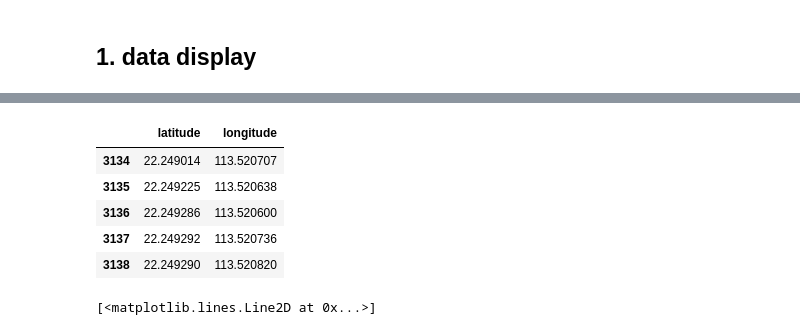
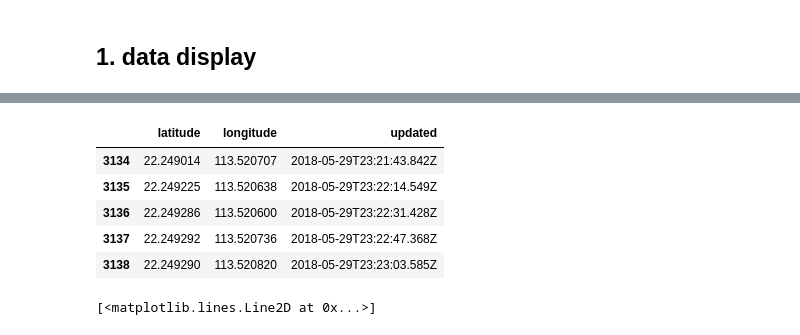
Before and after one commit to NeptuneZheng/shuttle_bus, a Jupyter notebook: script/real_script.ipynb, the cells around one changed output, grey strips where cells are left out. Cells and saved outputs as stored; diff of their text form; code cells hidden in the pictures.

```diff
--- a/script/real_script.ipynb
+++ b/script/real_script.ipynb
@@ -114,13 +111,13 @@ csv_record_bus1 = csv_record[(csv_record['bus']== 1.0)
 # %%
 csv_record_bus1 = csv_record_bus1.sort_values(by = 'updated',ascending = True)
 bus1_copy = csv_record_bus1.copy()
-location = bus1_copy.iloc[:,3:5]
+location = bus1_copy.iloc[:,3:6]
 
 location.head()
 # %% [output]
-|  | latitude | longitude |
-| 3134 | 22.249014 | 113.520707 |
-| 3135 | 22.249225 | 113.520638 |
-| 3136 | 22.249286 | 113.520600 |
-| 3137 | 22.249292 | 113.520736 |
-| 3138 | 22.249290 | 113.520820 |
+|  | latitude | longitude | updated |
+| 3134 | 22.249014 | 113.520707 | 2018-05-29T23:21:43.842Z |
+| 3135 | 22.249225 | 113.520638 | 2018-05-29T23:22:14.549Z |
+| 3136 | 22.249286 | 113.520600 | 2018-05-29T23:22:31.428Z |
+| 3137 | 22.249292 | 113.520736 | 2018-05-29T23:22:47.368Z |
+| 3138 | 22.249290 | 113.520820 | 2018-05-29T23:23:03.585Z |
```
Also changed, not shown: parts of 12 cells of this notebook, 2 other files.
